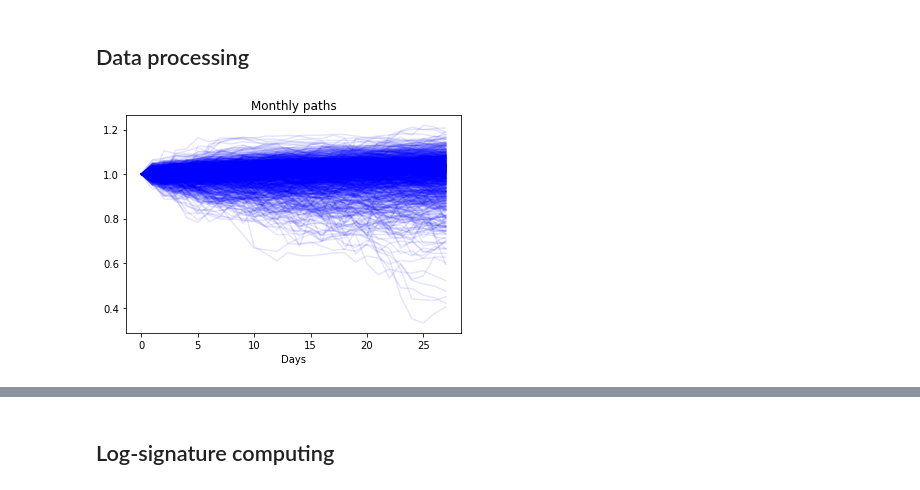
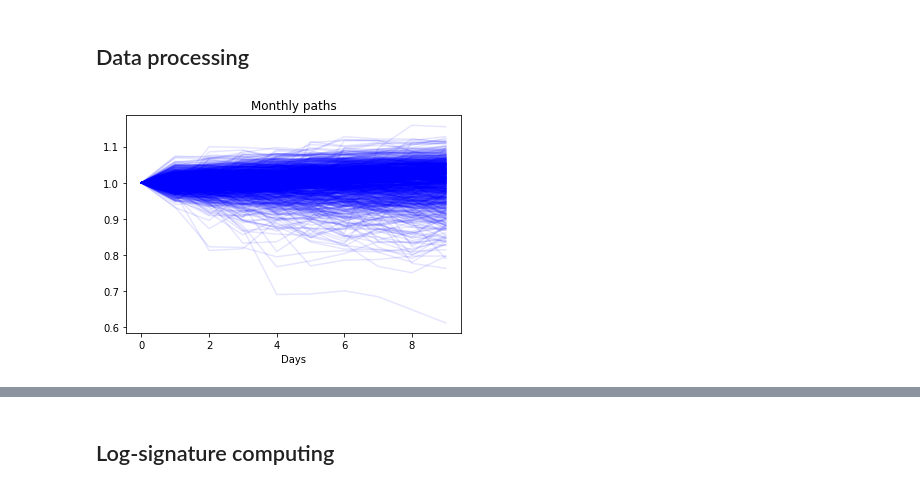
Before and after one commit to justinhou95/market_simulator, a Jupyter notebook: notebooks/reproduce.ipynb, the cells around one changed output, grey strips where cells are left out. Cells and saved outputs as stored; diff of their text form; code cells hidden in the pictures.

```diff
--- a/notebooks/reproduce.ipynb
+++ b/notebooks/reproduce.ipynb
@@ -1,2 +0,0 @@
-# %%
-path = np.random.normal(size = [3,2])
@@ -71,35 +31,35 @@ import matplotlib.pyplot as plt
 # %%
 # Actually for rough_bergomi model, conditional VAE does no help because the cond are independent
 
 # rough_bergomi
 params = {
             "M": 1000,
             "H": 0.14,
             "rho": -0.85,
             "xi0": 0.1,
             "nu": 1.5,
             "S0": 1.
           }
 
-def _load_rough_bergomi(params, test_use = False):
-    grid_points_dict = {"M": 28, "W": 5, "Y": 252}
-    grid_points = grid_points_dict['M']
+def _load_rough_bergomi(params, freq, test_use = False):
+    grid_points_dict = {"M": 28, "W": 10, "Y": 252}
+    grid_points = grid_points_dict[freq]
     params["T"] = grid_points / grid_points_dict["Y"]
     paths = rough_bergomi(grid_points, **params)
     if test_use:
         windows = paths
     else:
         windows = [leadlag(path) for path in paths]
     return windows
 
-windows = _load_rough_bergomi(params)
+windows = _load_rough_bergomi(params, 'W')
 
 for path in windows:
     returns = path[::2, 1] / path[0, 1]
     plt.plot(returns, "b", alpha=0.1)
 
 plt.title("Monthly paths")
 plt.xlabel("Days")
 plt.show()
 # %% [output]
-[figure, old version]
+[figure, new version]
```
Also changed, not shown: parts of 17 cells of this notebook, 9 other files.
